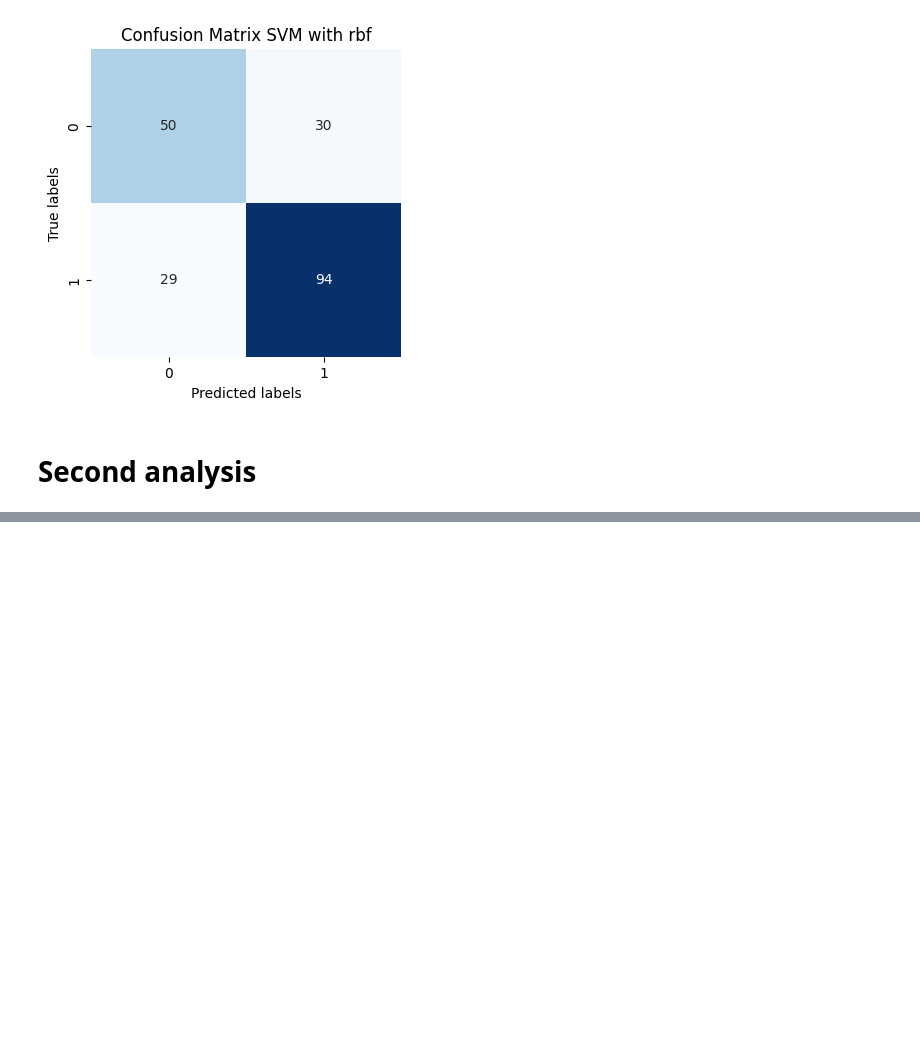
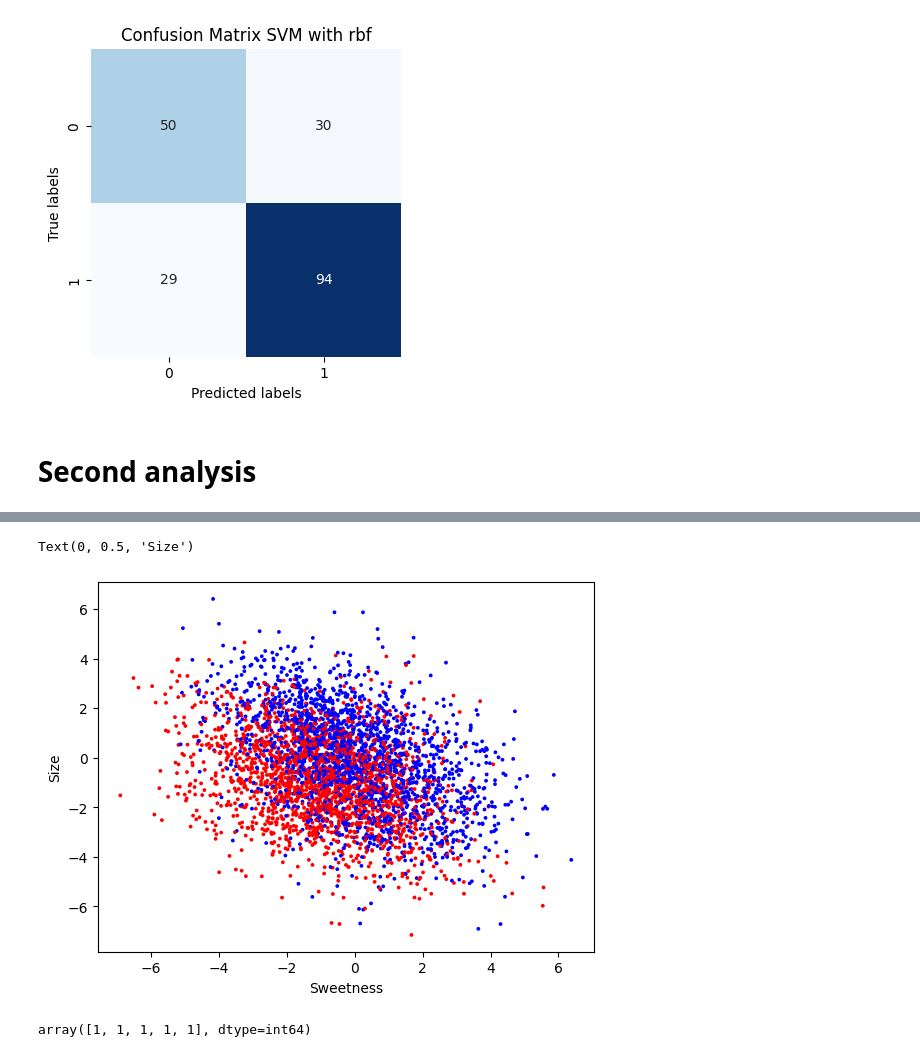
Before and after one commit to sadrajafari/cs5830_project7, a Jupyter notebook: project7.ipynb, the cells around one changed output, grey strips where cells are left out. Cells and saved outputs as stored; diff of their text form; code cells hidden in the pictures; blank space fills up the shorter version.

```diff
--- a/project7.ipynb
+++ b/project7.ipynb
@@ -303,0 +365,22 @@ plt.show()
+# %%
+from sklearn.linear_model import LogisticRegression
+
+X = data[['Size','Sweetness']]
+y = data.Quality
+
+lm = LogisticRegression(class_weight={0:0.2, 1:0.8})
+lm.fit(X, y)
+
+# print(lm.intercept_)
+# print(lm.coef_)
+
+y_pred = lm.predict(X)
+
+display(y_pred)
+
+display('predicted range: [{0:.2f},{1:.2f}]'.format(min(y_pred), max(y_pred)))
+
+p,r,f,s = precision_recall_fscore_support(y, y_pred, labels=[1,0])
+display('precision = {}'.format(p))
+display('recall = {}'.format(r))
+display('f-score = {}'.format(f))
@@ -303,0 +393,24 @@ plt.show()
+# %%
+# Plot the dataset colored by actual value
+color = ['r' if y_ == 0 else 'b' for y_ in y]
+plt.scatter(data.Sweetness, data.Size, c=color, s=3)
+plt.xlabel('Sweetness')
+plt.ylabel('Size')
+
+# # display(lm.intercept_)
+# # display(lm.coef_)
+# %% [output]
+Text(0, 0.5, 'Size')
+[figure, added]
+# %%
+import random
+
+n = 5
+sweetness = [random.uniform(-1.5,1.5) for _ in range(n)]
+size = [random.uniform(-2.5,2.5) for _ in range(n)]
+df_temp = pd.DataFrame({'Size':size,'Sweetness':sweetness})
+df_temp
+plabel = lm.predict(df_temp)
+plabel
+# %% [output]
+array([1, 1, 1, 1, 1], dtype=int64)
```
Also changed, not shown: parts of 14 cells of this notebook, 1 other file.
